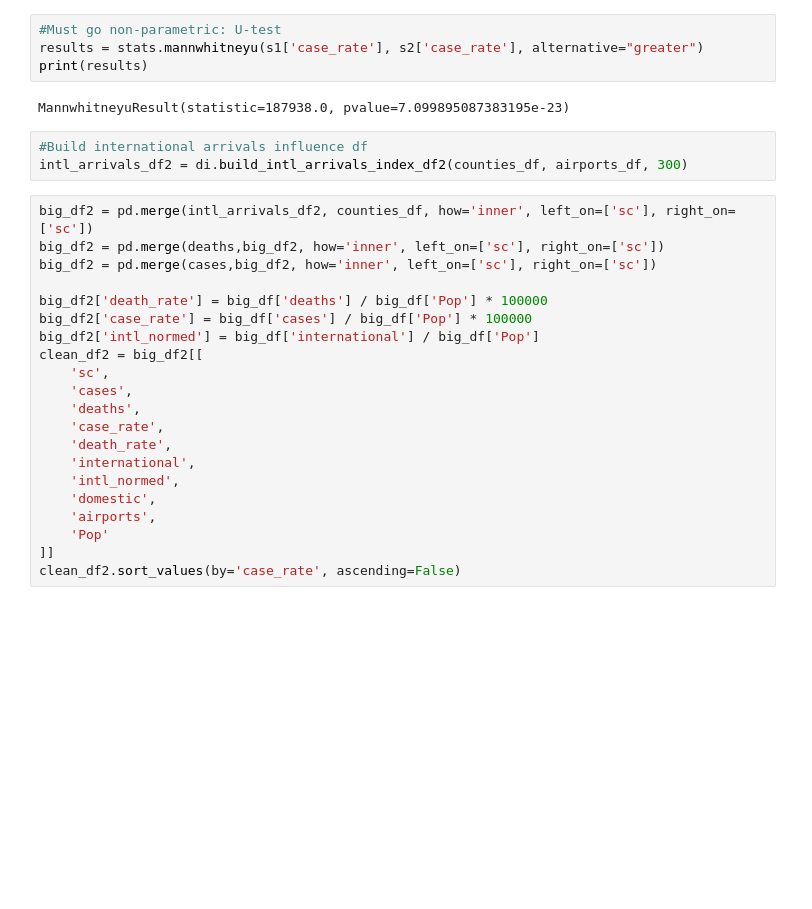
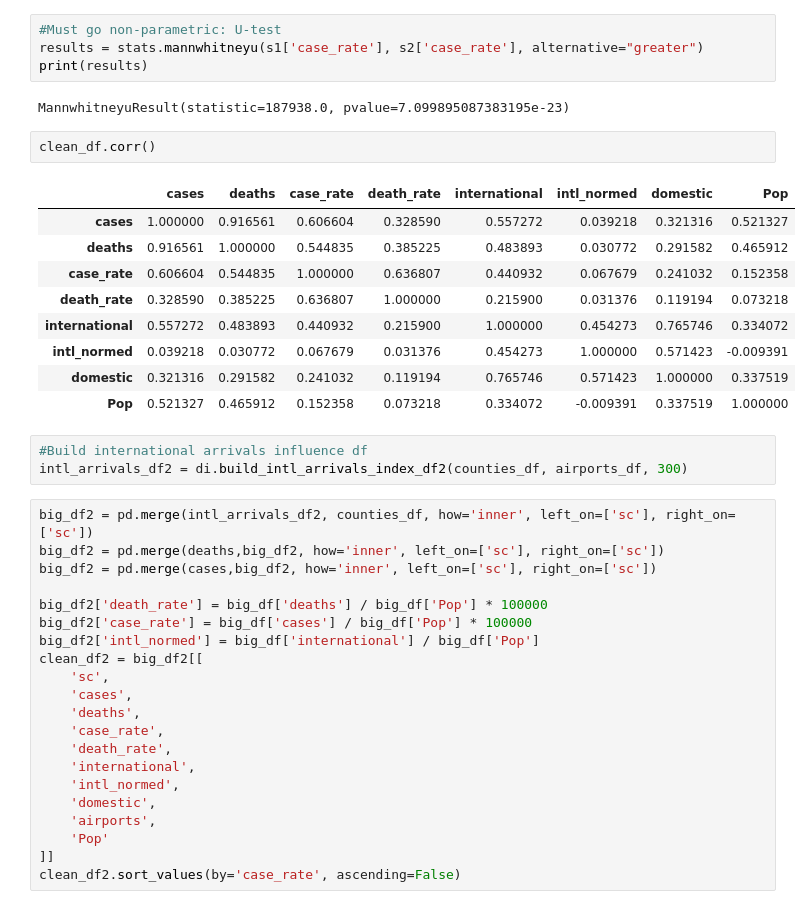
Before and after one commit to ian-branum/coronavirushotspots, a Jupyter notebook: Hypothesis1.ipynb, the cells around one changed output. Saved outputs shown, nothing was run; the diff lists cells and outputs as text; blank space fills up the shorter version.

```diff
--- a/Hypothesis1.ipynb
+++ b/Hypothesis1.ipynb
@@ -145,6 +145,18 @@ results = stats.mannwhitneyu(s1['case_rate'], s2['case_rate'], alternative="grea
 print(results)
 # %% [output]
 MannwhitneyuResult(statistic=187938.0, pvalue=7.099895087383195e-23)
+# %%
+clean_df.corr()
+# %% [output]
+|  | cases | deaths | case_rate | death_rate | international | intl_normed | domestic | Pop |
+| cases | 1.000000 | 0.916561 | 0.606604 | 0.328590 | 0.557272 | 0.039218 | 0.321316 | 0.521327 |
+| deaths | 0.916561 | 1.000000 | 0.544835 | 0.385225 | 0.483893 | 0.030772 | 0.291582 | 0.465912 |
+| case_rate | 0.606604 | 0.544835 | 1.000000 | 0.636807 | 0.440932 | 0.067679 | 0.241032 | 0.152358 |
+| death_rate | 0.328590 | 0.385225 | 0.636807 | 1.000000 | 0.215900 | 0.031376 | 0.119194 | 0.073218 |
+| international | 0.557272 | 0.483893 | 0.440932 | 0.215900 | 1.000000 | 0.454273 | 0.765746 | 0.334072 |
+| intl_normed | 0.039218 | 0.030772 | 0.067679 | 0.031376 | 0.454273 | 1.000000 | 0.571423 | -0.009391 |
+| domestic | 0.321316 | 0.291582 | 0.241032 | 0.119194 | 0.765746 | 0.571423 | 1.000000 | 0.337519 |
+| Pop | 0.521327 | 0.465912 | 0.152358 | 0.073218 | 0.334072 | -0.009391 | 0.337519 | 1.000000 |
 # %%
 #Build international arrivals influence df
 intl_arrivals_df2 = di.build_intl_arrivals_index_df2(counties_df, airports_df, 300)
```
